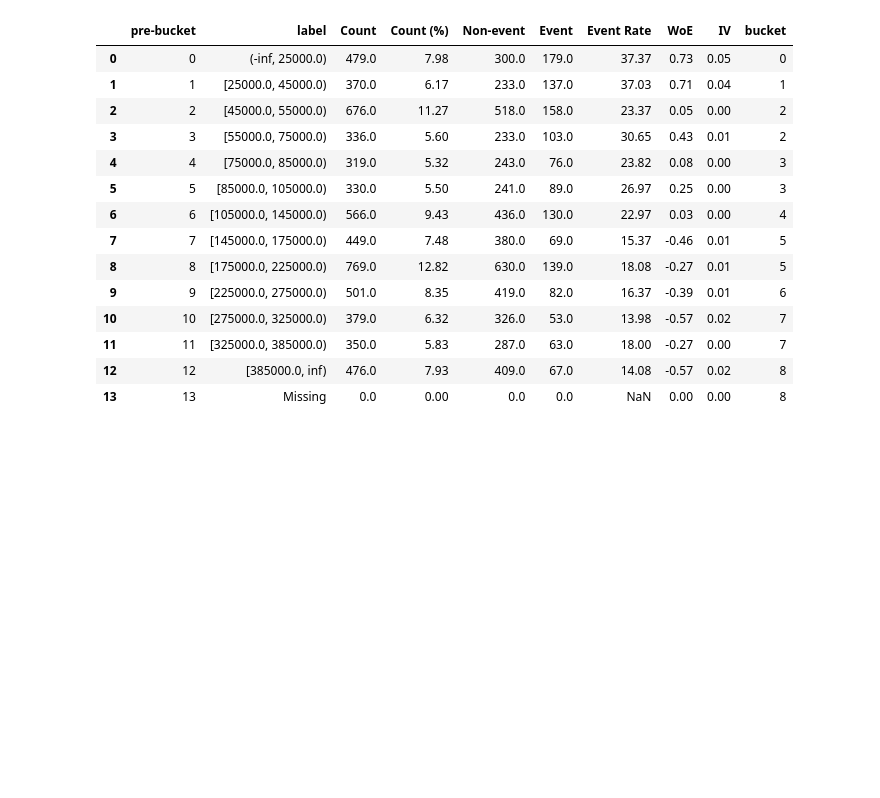
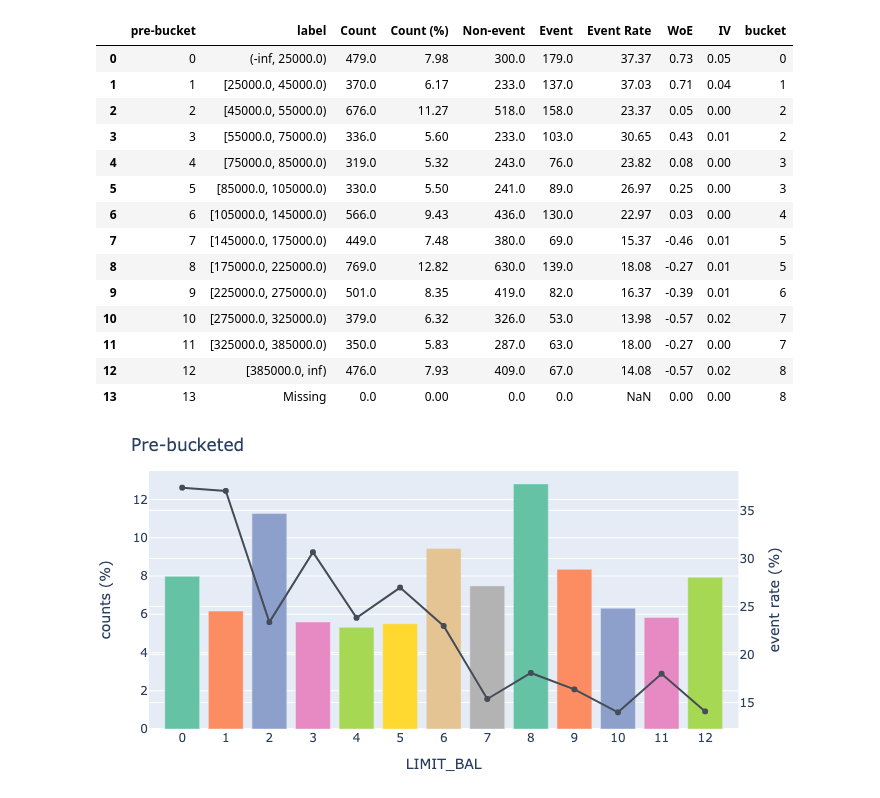
Before and after one commit to orchardbirds/skorecard-1, a Jupyter notebook: docs/tutorials/using-bucketing-process.ipynb, the cells around one changed output. Drawn from its saved outputs; the diff is of its cells as text; code cells hidden in the pictures; blank space fills up the shorter version.

Commit message:
Use image plotly for static docs

```diff
--- a/docs/tutorials/using-bucketing-process.ipynb
+++ b/docs/tutorials/using-bucketing-process.ipynb
@@ -92,5 +89,7 @@ bucketing_process.prebucket_table("LIMIT_BAL")
 | 12 | 12 | [385000.0, inf) | 476.0 | 7.93 | 409.0 | 67.0 | 14.08 | -0.57 | 0.02 | 8 |
 | 13 | 13 | Missing | 0.0 | 0.00 | 0.0 | 0.0 | NaN | 0.00 | 0.00 | 8 |
 # %%
-bucketing_process.plot_prebucket("LIMIT_BAL")
+bucketing_process.plot_prebucket("LIMIT_BAL", format="png")
+# %% [output]
+[figure, added]
 # %%
```
Also changed, not shown: parts of 4 cells of this notebook, 2 other files.
